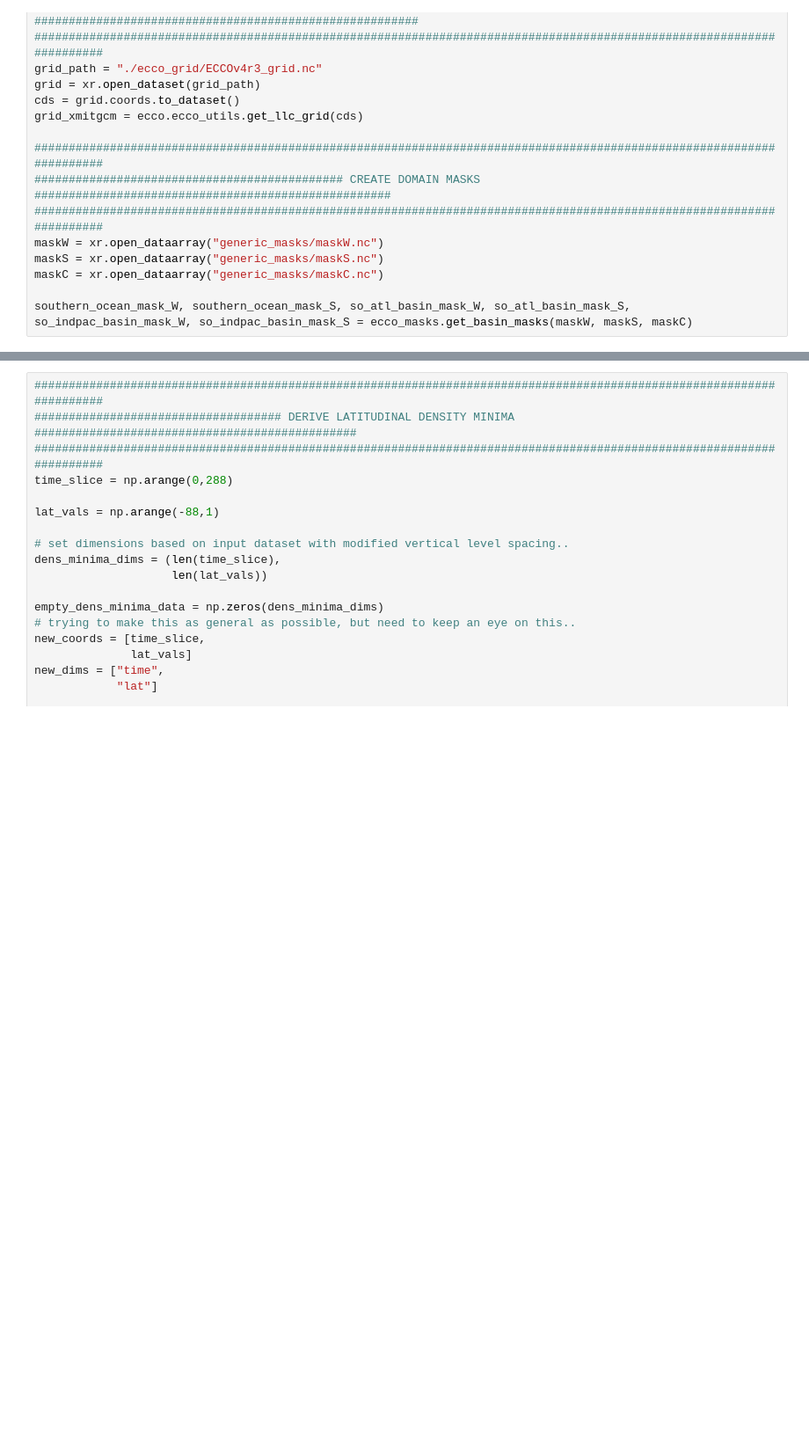
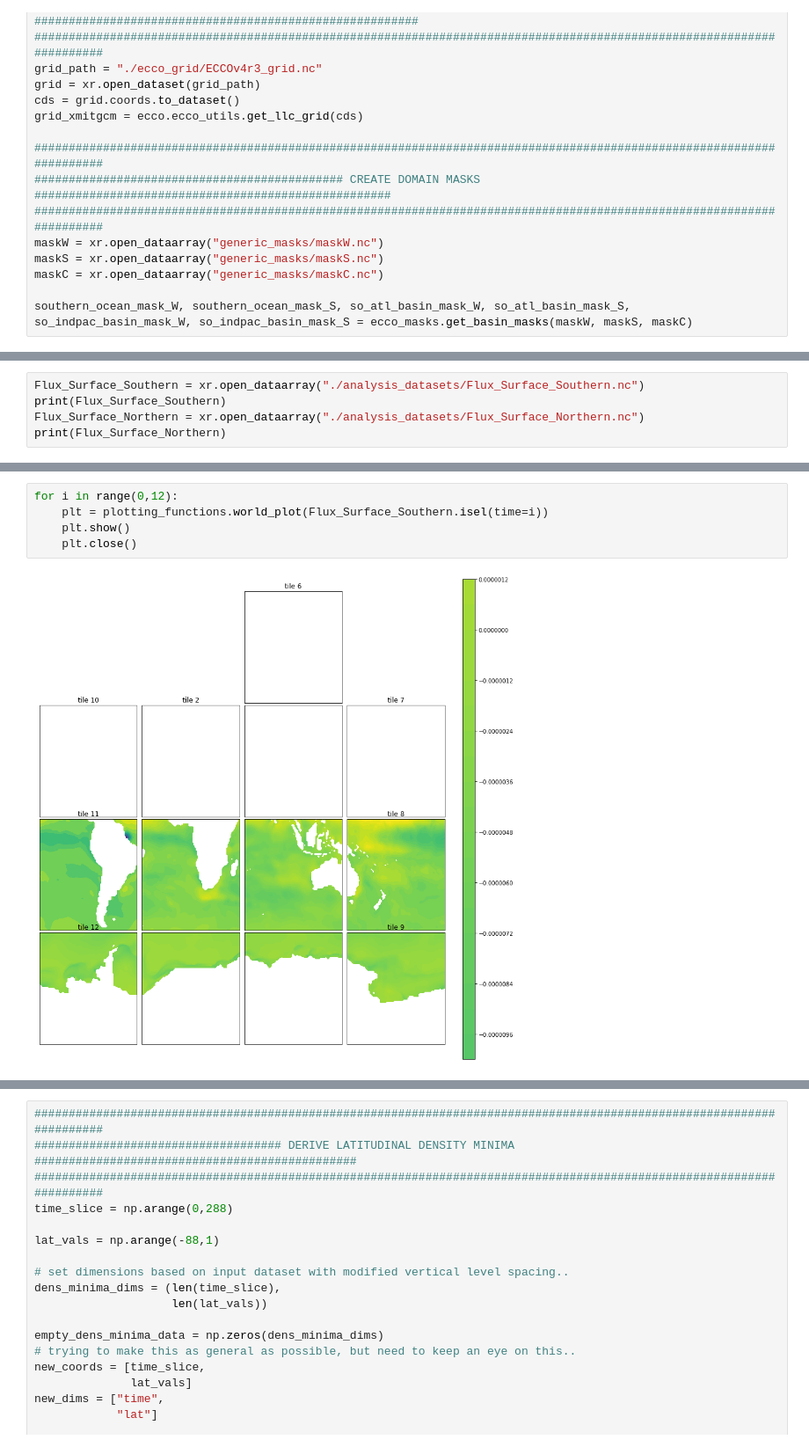
Before and after one commit to tatsumonkman47/ECCO-Cross-Isopycnal-Mixing, a Jupyter notebook: Integrate_Surface_Fluxes.ipynb, the cells around one changed output, grey strips where cells are left out. Shown: that part at 88% size. Drawn from its saved outputs; the diff is of its cells as text; blank space fills up the shorter version.

Commit message:
add analysis package

```diff
--- a/Integrate_Surface_Fluxes.ipynb
+++ b/Integrate_Surface_Fluxes.ipynb
@@ -141,0 +117,5 @@ plotting_functions.world_plot(PDENS_V.PDENS.isel(time=2) > 1036.2)
+# %%
+Flux_Surface_Southern = xr.open_dataarray("./analysis_datasets/Flux_Surface_Southern.nc")
+print(Flux_Surface_Southern)
+Flux_Surface_Northern = xr.open_dataarray("./analysis_datasets/Flux_Surface_Northern.nc")
+print(Flux_Surface_Northern)
@@ -141,0 +143,7 @@ plotting_functions.world_plot(PDENS_V.PDENS.isel(time=2) > 1036.2)
+# %%
+for i in range(0,12):
+    plt = plotting_functions.world_plot(Flux_Surface_Southern.isel(time=i))
+    plt.show()
+    plt.close()
+# %% [output]
+[figure, added]
```
Also changed, not shown: parts of 12 cells of this notebook, 2 other files.
